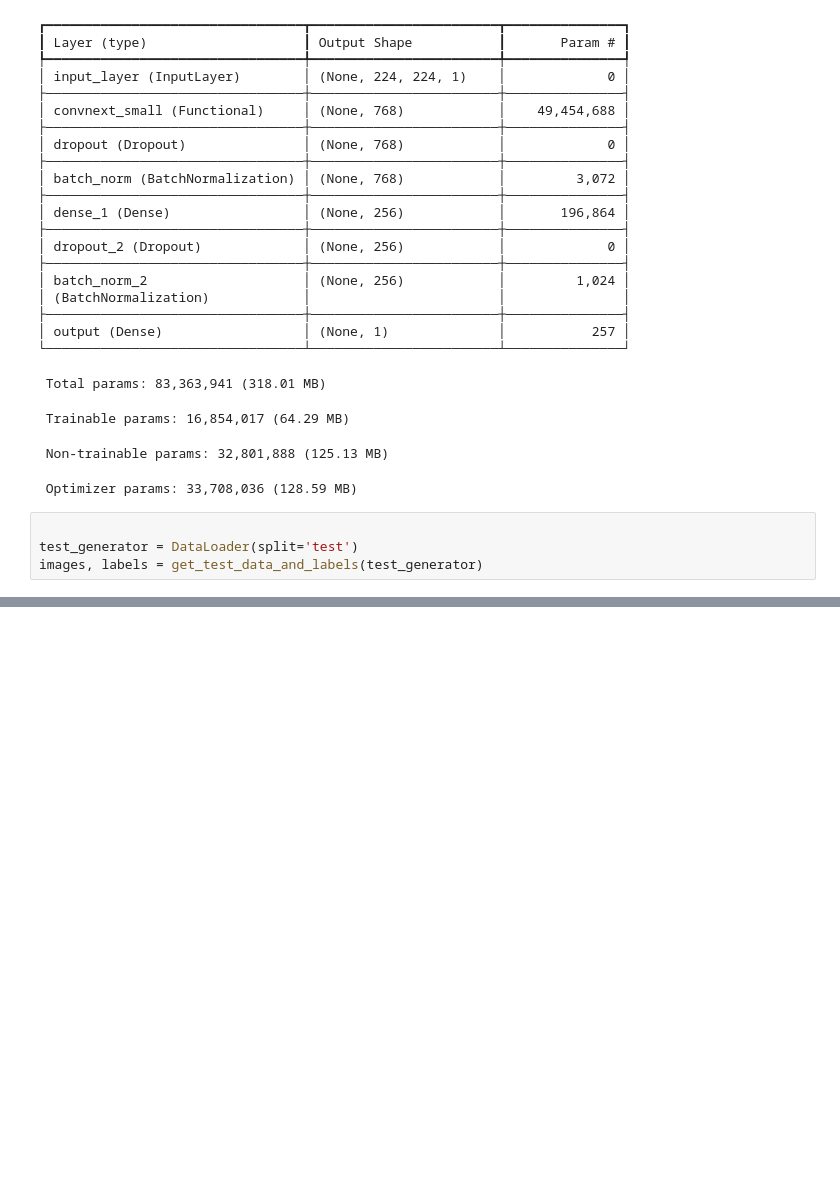
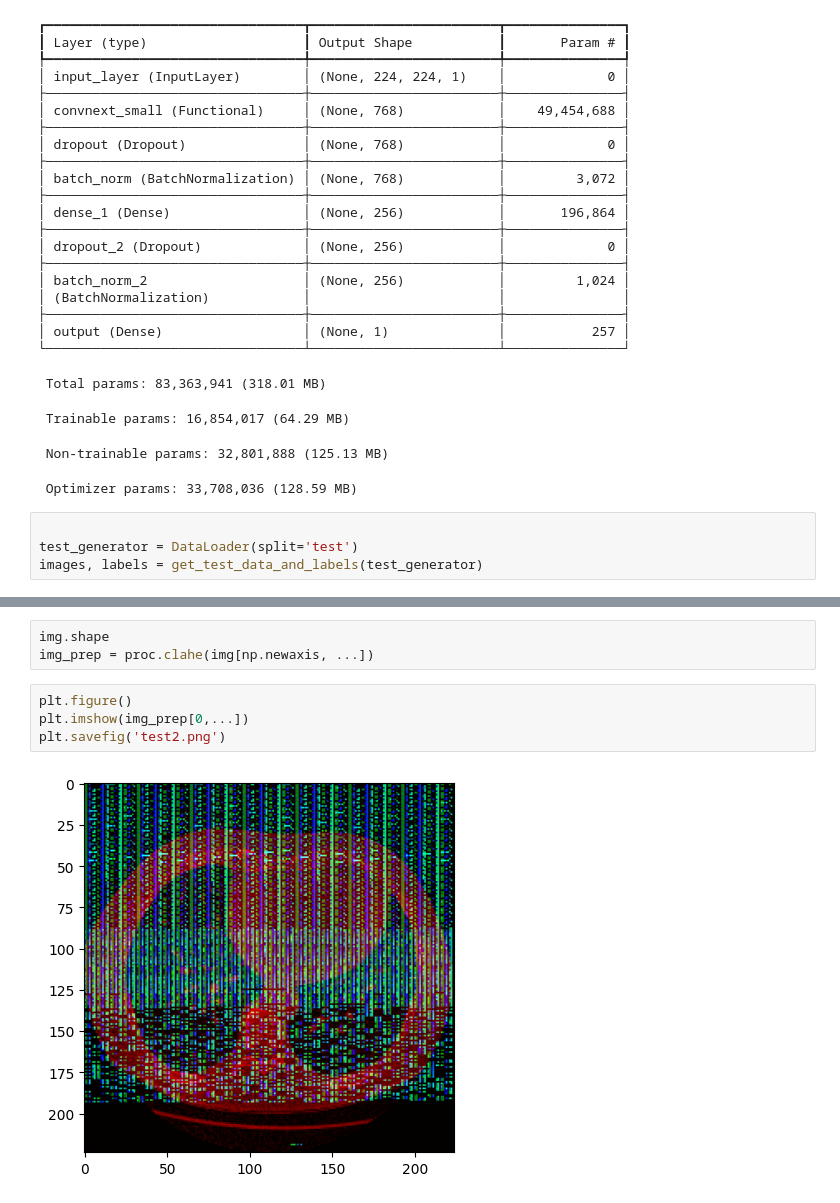
Before and after one commit to paolodc5/lung_tumor_classification, a Jupyter notebook: analysis.ipynb, the cells around one changed output, grey strips where cells are left out. Drawn from its saved outputs; the diff is of its cells as text; blank space fills up the shorter version.

```diff
--- a/analysis.ipynb
+++ b/analysis.ipynb
@@ -75,0 +70,9 @@ il.name
+# %%
+img.shape
+img_prep = proc.clahe(img[np.newaxis, ...])
+# %%
+plt.figure()
+plt.imshow(img_prep[0,...])
+plt.savefig('test2.png')
+# %% [output]
+[figure, added]
```
Also changed, not shown: parts of 8 cells of this notebook, 1 other file.
